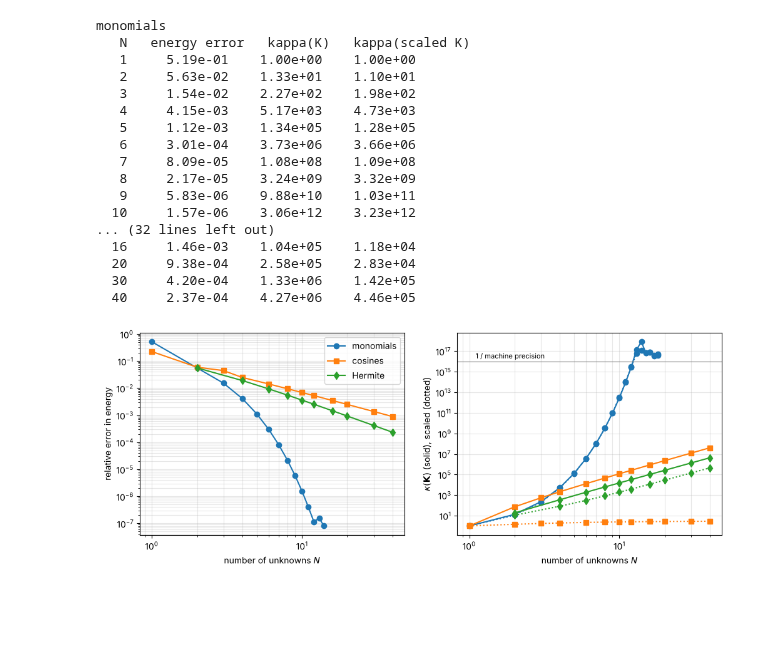
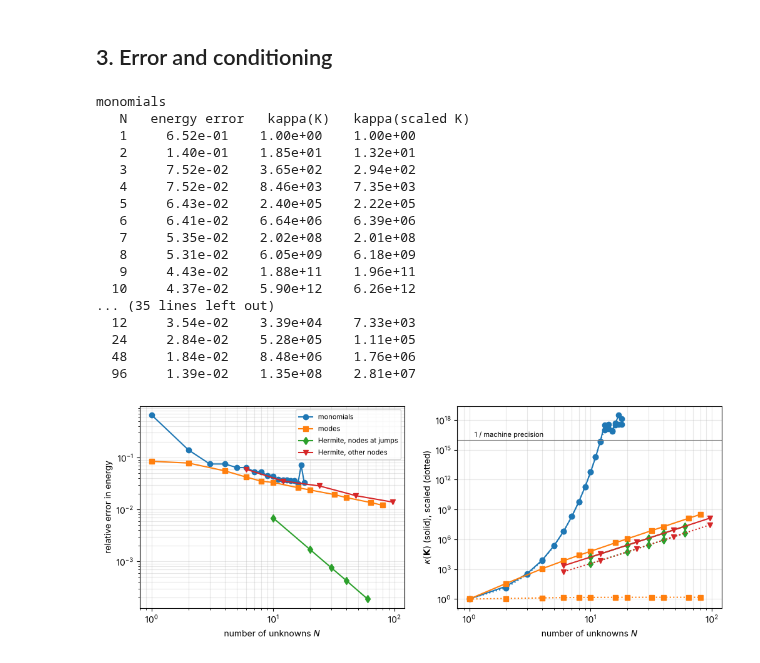
Before and after one commit to svidoli/VarMethCompMech-notebooks, a Jupyter notebook: ch06_three_bases.ipynb, the cells around one changed output. Saved outputs shown, nothing was run; the diff lists cells and outputs as text; code cells hidden in the pictures; blank space fills up the shorter version.

Commit message:
ch06_three_bases: cantilever with a soft segment; vibration modes of the uniform cantilever instead of cosines; Hermite elements with and without nodes at the jumps

```diff
--- a/ch06_three_bases.ipynb
+++ b/ch06_three_bases.ipynb
@@ -92,31 +99,0 @@ derivative, as the bending energy requires. The clamp removes the two unknowns o
-# %%
-def monomials(N, x):
-    k = np.arange(2, N + 2)[:, None]
-    return x**k, k * (k - 1) * x**(k - 2), k * (k - 1) * (k - 2) * x**np.maximum(k - 3, 0)
-
-def cosines(N, x):
-    a = (2 * np.arange(1, N + 1) - 1)[:, None] * np.pi / 2
-    return 1 - np.cos(a * x), a**2 * np.cos(a * x), -a**3 * np.sin(a * x)
-
-def hermite(Ne, x):
-    h = 1 / Ne
-    e = np.minimum((x / h).astype(int), Ne - 1); s = x / h - e
-    shapes = [1 - 3*s**2 + 2*s**3, h*(s - 2*s**2 + s**3), 3*s**2 - 2*s**3, h*(s**3 - s**2)]
-    curv   = [(-6 + 12*s) / h**2, (-4 + 6*s) / h, (6 - 12*s) / h**2, (6*s - 2) / h]
-    third  = [12 / h**3 + 0*s, 6 / h**2 + 0*s, -12 / h**3 + 0*s, 6 / h**2 + 0*s]
-    phi = np.zeros((2 * (Ne + 1), x.size)); d2 = np.zeros_like(phi); d3 = np.zeros_like(phi)
-    cols = np.arange(x.size)
-    for j in range(4):
-        np.add.at(phi, (2 * e + j, cols), shapes[j]); np.add.at(d2, (2 * e + j, cols), curv[j])
-        np.add.at(d3, (2 * e + j, cols), third[j])
-    return phi[2:], d2[2:], d3[2:]  # drop displacement and rotation of the clamped node
-
-fig, axs = plt.subplots(1, 3, figsize=(13, 3.2))
-xs = np.linspace(0, 1, 400)
-for ax, (name, basis, n) in zip(axs, [("monomials", monomials, 4), ("cosines", cosines, 4),
-                                       ("Hermite, 2 elements", hermite, 2)]):
-    phi = basis(n, xs)[0]
-    for k, ph in enumerate(phi):
-        ax.plot(xs, ph / np.max(np.abs(ph)), label=f"$\\varphi_{k+1}$")
-    ax.set_title(name); ax.set_xlabel("$x$"); ax.grid(alpha=0.3); ax.legend(fontsize=8)
-plt.show()
@@ -130,41 +142,45 @@ faster and faster. The Hermite functions live on one or two elements each.
+# %% [markdown]
+## 3. Error and conditioning
 # %%
-res = {"monomials": [(N, *galerkin(*monomials(N, xq)[:2])[:3]) for N in N_mono],
-       "cosines":   [(N, *galerkin(*cosines(N, xq)[:2])[:3]) for N in N_cos],
-       "Hermite":   [(2 * Ne, *galerkin(*hermite(Ne, xq)[:2])[:3]) for Ne in Ne_herm]}
+run = lambda basis, n: galerkin(*basis(n, xq)[:2])[:3]
+res = {"monomials":              [(N, *run(monomials, N)) for N in N_mono],
+       "modes":                  [(N, *run(modes, N)) for N in N_modes],
+       "Hermite, nodes at jumps": [(2 * Ne, *run(hermite, Ne)) for Ne in Ne_al],
+       "Hermite, other nodes":    [(2 * Ne, *run(hermite, Ne)) for Ne in Ne_nal]}
 
 for name, rows in res.items():
     print(f"\n{name}\n   N   energy error   kappa(K)   kappa(scaled K)")
     for N, err, k, ks in rows:
         print(f"{N:4d}   {err:10.2e}   {k:9.2e}   {ks:9.2e}")
 
 fig, (a1, a2) = plt.subplots(1, 2, figsize=(12, 4.2))
-for (name, rows), m in zip(res.items(), "osd"):
+for (name, rows), m in zip(res.items(), "osdv"):
     N, err, k, ks = np.array(rows).T
     good = err > 0
     a1.loglog(N[good], err[good], m + "-", label=name)
     l, = a2.loglog(N, k, m + "-", label=name)
     a2.loglog(N, ks, m + ":", color=l.get_color())
-a1.set_xlabel("number of unknowns $N$"); a1.set_ylabel("relative error in energy"); a1.legend()
+a1.set_xlabel("number of unknowns $N$"); a1.set_ylabel("relative error in energy"); a1.legend(fontsize=8)
 a2.set_xlabel("number of unknowns $N$"); a2.set_ylabel(r"$\kappa(\mathbf{K})$ (solid), scaled (dotted)")
 a2.axhline(1e16, color="gray", lw=0.8); a2.text(1.1, 2e16, "1 / machine precision", fontsize=8)
 for a in (a1, a2): a.grid(True, which="both", alpha=0.3)
 plt.show()
 # %% [output]
 monomials
    N   energy error   kappa(K)   kappa(scaled K)
-   1     5.19e-01    1.00e+00    1.00e+00
-   2     5.63e-02    1.33e+01    1.10e+01
-   3     1.54e-02    2.27e+02    1.98e+02
-   4     4.15e-03    5.17e+03    4.73e+03
-   5     1.12e-03    1.34e+05    1.28e+05
-   6     3.01e-04    3.73e+06    3.66e+06
-   7     8.09e-05    1.08e+08    1.09e+08
-   8     2.17e-05    3.24e+09    3.32e+09
-   9     5.83e-06    9.88e+10    1.03e+11
-  10     1.57e-06    3.06e+12    3.23e+12
-... (32 lines left out)
-  16     1.46e-03    1.04e+05    1.18e+04
-  20     9.38e-04    2.58e+05    2.83e+04
-  30     4.20e-04    1.33e+06    1.42e+05
-  40     2.37e-04    4.27e+06    4.46e+05
+   1     6.52e-01    1.00e+00    1.00e+00
+   2     1.40e-01    1.85e+01    1.32e+01
+   3     7.52e-02    3.65e+02    2.94e+02
+   4     7.52e-02    8.46e+03    7.35e+03
+   5     6.43e-02    2.40e+05    2.22e+05
+   6     6.41e-02    6.64e+06    6.39e+06
+   7     5.35e-02    2.02e+08    2.01e+08
+   8     5.31e-02    6.05e+09    6.18e+09
+   9     4.43e-02    1.88e+11    1.96e+11
+  10     4.37e-02    5.90e+12    6.26e+12
+... (35 lines left out)
+  12     3.54e-02    3.39e+04    7.33e+03
+  24     2.84e-02    5.28e+05    1.11e+05
+  48     1.84e-02    8.48e+06    1.76e+06
+  96     1.39e-02    1.35e+08    2.81e+07
-[figure, old version]
+[figure, new version]
```
Also changed, not shown: parts of 13 cells of this notebook, 1 other file.
